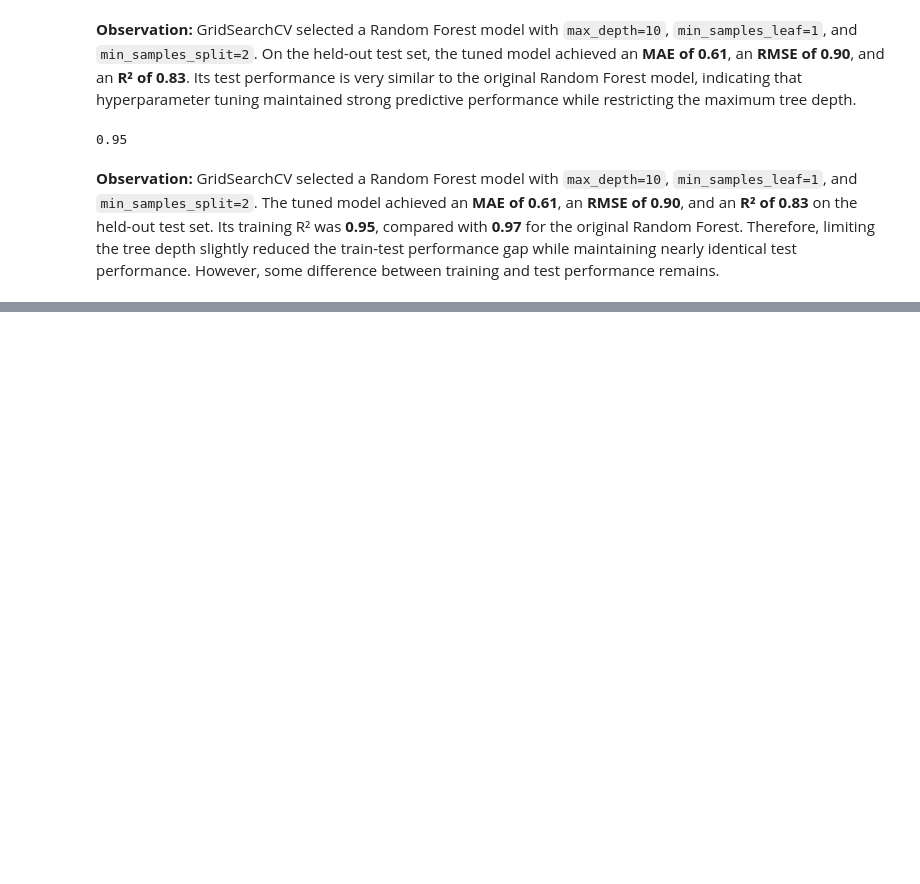
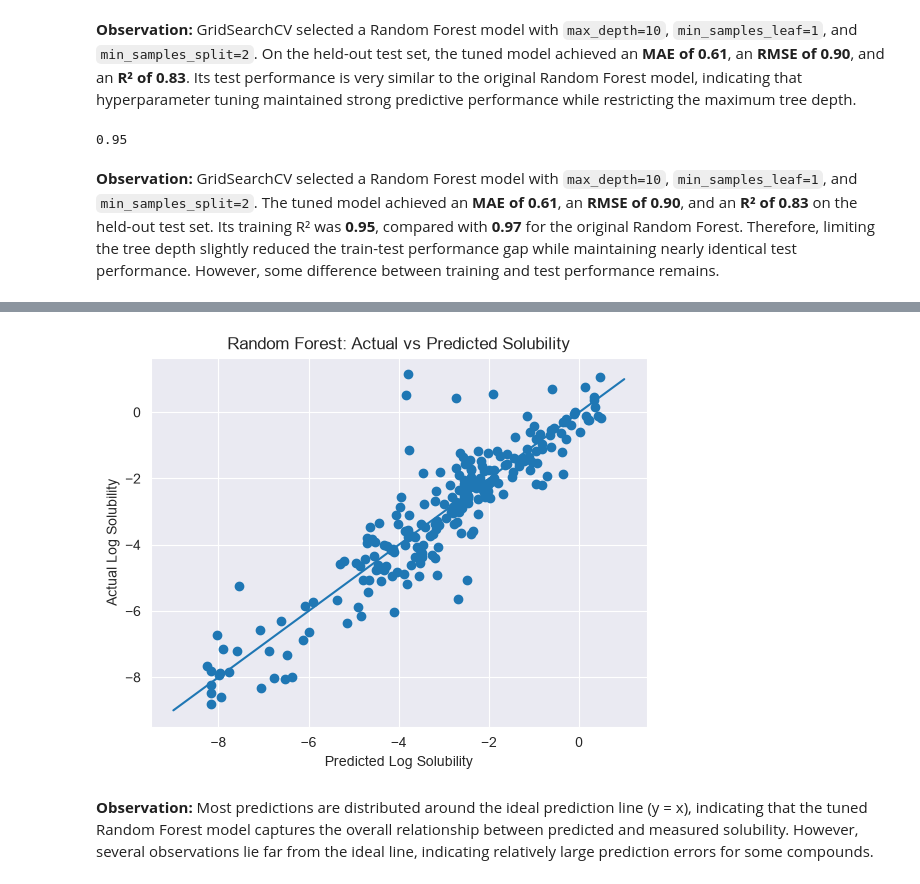
Before and after one commit to bernakayaoglu/Molecular-Solubility-Analysis, a Jupyter notebook: Molecular_Solubility_Analysis.ipynb, the cells around one changed output, grey strips where cells are left out. Drawn from its saved outputs; the diff is of its cells as text; code cells hidden in the pictures; blank space fills up the shorter version.

```diff
--- a/Molecular_Solubility_Analysis.ipynb
+++ b/Molecular_Solubility_Analysis.ipynb
@@ -1075,0 +1086,13 @@ best_rf_train_r2
+# %%
+plt.scatter(best_rf_pred, y_test)
+plt.plot([-9, 1], [-9, 1])
+
+plt.xlabel("Predicted Log Solubility")
+plt.ylabel("Actual Log Solubility")
+plt.title("Random Forest: Actual vs Predicted Solubility")
+
+plt.show()
+# %% [output]
+[figure, added]
+# %% [markdown]
+**Observation:** Most predictions are distributed around the ideal prediction line (y = x), indicating that the tuned Random Forest model captures the overall relationship between predicted and measured solubility. However, several observations lie far from the ideal line, indicating relatively large prediction errors for some compounds.
```
Also changed, not shown: parts of 66 cells of this notebook.
